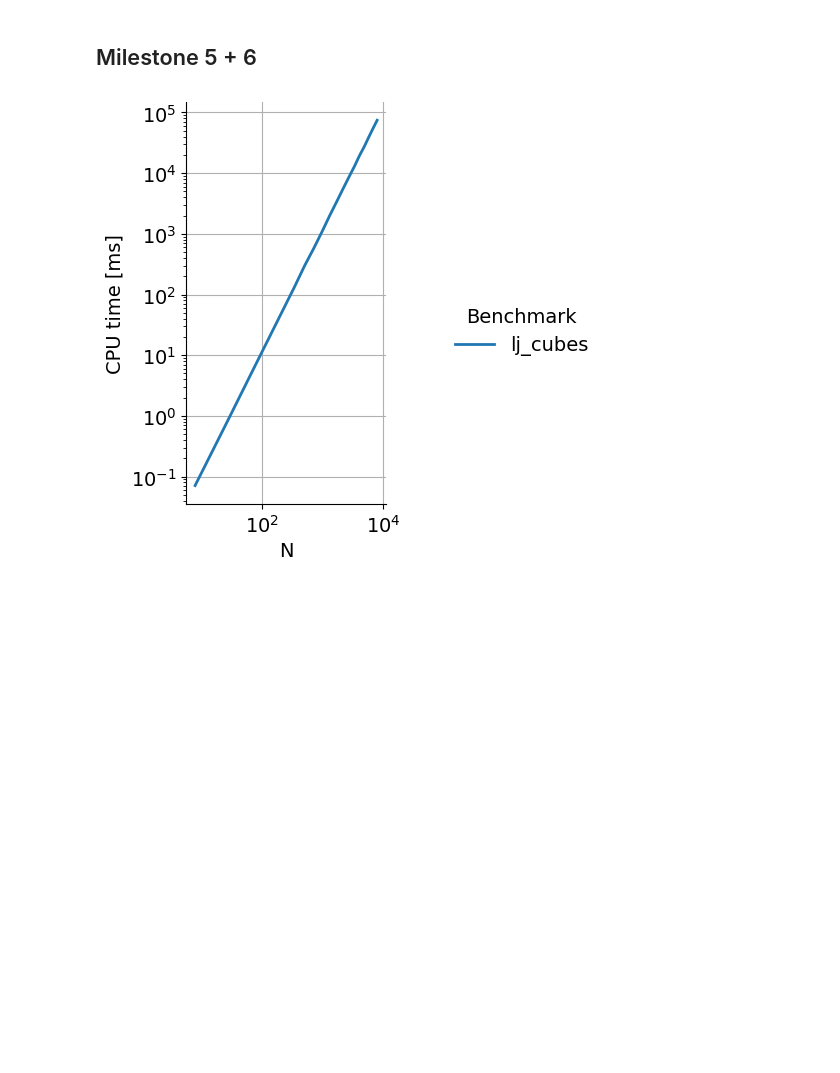
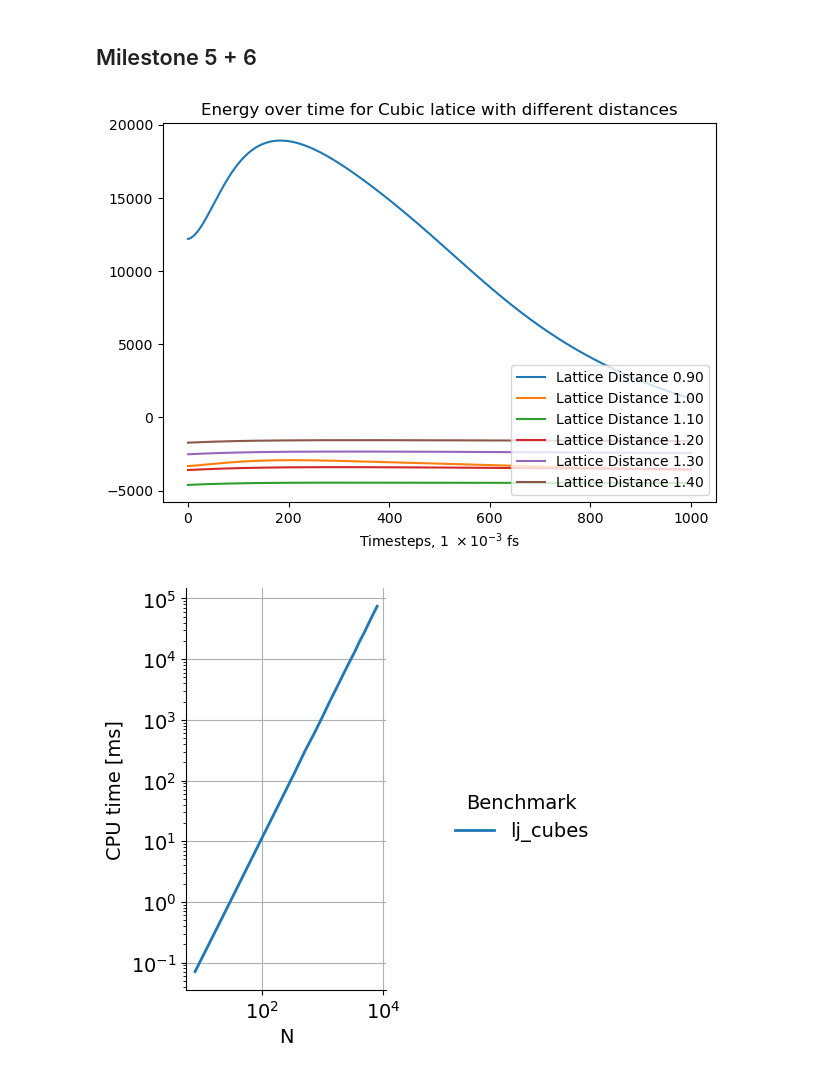
Before and after one commit to SickSmile1/MD-Simulation, a Jupyter notebook: results/results.ipynb, the cells around one changed output. Drawn from its saved outputs; the diff is of its cells as text; code cells hidden in the pictures; blank space fills up the shorter version.

```diff
--- a/results/results.ipynb
+++ b/results/results.ipynb
@@ -7,18 +9,17 @@ import seaborn as sns
 # %% [markdown]
 ## Milestone 4
 # %%
-arr = np.loadtxt("ms4/energy_0")
-# arr *= -1
+arr = np.loadtxt("../buildDir/milestones/04/plot/energy_0")
 lst1 = ['$1 \\times 10^{-2}$','$1\\times10^{-3}$','$1\\times10^{-4}$','$1\\times10^{-5}$']
 t = np.linspace(0,1000,len(arr))
 fig, ax = plt.subplots(1,2)
 ax[0].plot(t,arr, label='Timestep '+lst1[0])
 for i in range(1,4,1):
-    arr2 = np.loadtxt("ms4/energy_"+str(i))
+    arr2 = np.loadtxt("../buildDir/milestones/04/plot/energy_"+str(i))
     ax[0].plot(np.linspace( 0, 1000, len(arr2) ),arr2, label="Timestep "+lst1[i])
 ax[0].legend(loc="lower left")
 for i in range(1,4,1):
-    arr2 = np.loadtxt("ms4/energy_"+str(i))
+    arr2 = np.loadtxt("../buildDir/milestones/04/plot/energy_"+str(i))
     ax[1].plot(np.linspace( 0, 1000, len(arr2) ),arr2, label="Timestep "+lst1[i])
 ax[1].legend(loc="lower left")
 ax[0].invert_yaxis()
@@ -29,6 +30,20 @@ plt.show()
 [figure]
 # %% [markdown]
 ## Milestone 5 + 6
+# %%
+rng = np.array([0.90,1.00,1.10,1.20,1.30,1.40])
+fig, ax = plt.subplots()
+for i in rng:
+    arr2 = np.loadtxt("../buildDir/milestones/05/energy_cubic_big_"+'{:.2f}'.format(i))
+    ax.plot(np.linspace( 0, 1000, len(arr2) ),arr2, label="Lattice Distance "+'{:.2f}'.format(i))
+ax.set_title("Energy over time for Cubic latice with different distances")
+ax.legend(loc="lower right")
+ax.set_xlabel("Energy in eV")
+ax.set_xlabel("Timesteps, $1~\\times 10^{-3}~$fs")
+plt.tight_layout()
+plt.show()
+# %% [output]
+[figure, added]
 # %%
 plt.rcParams.update({
     'font.size': 14,
```
Also changed, not shown: parts of 2 cells of this notebook, 57 other files.
